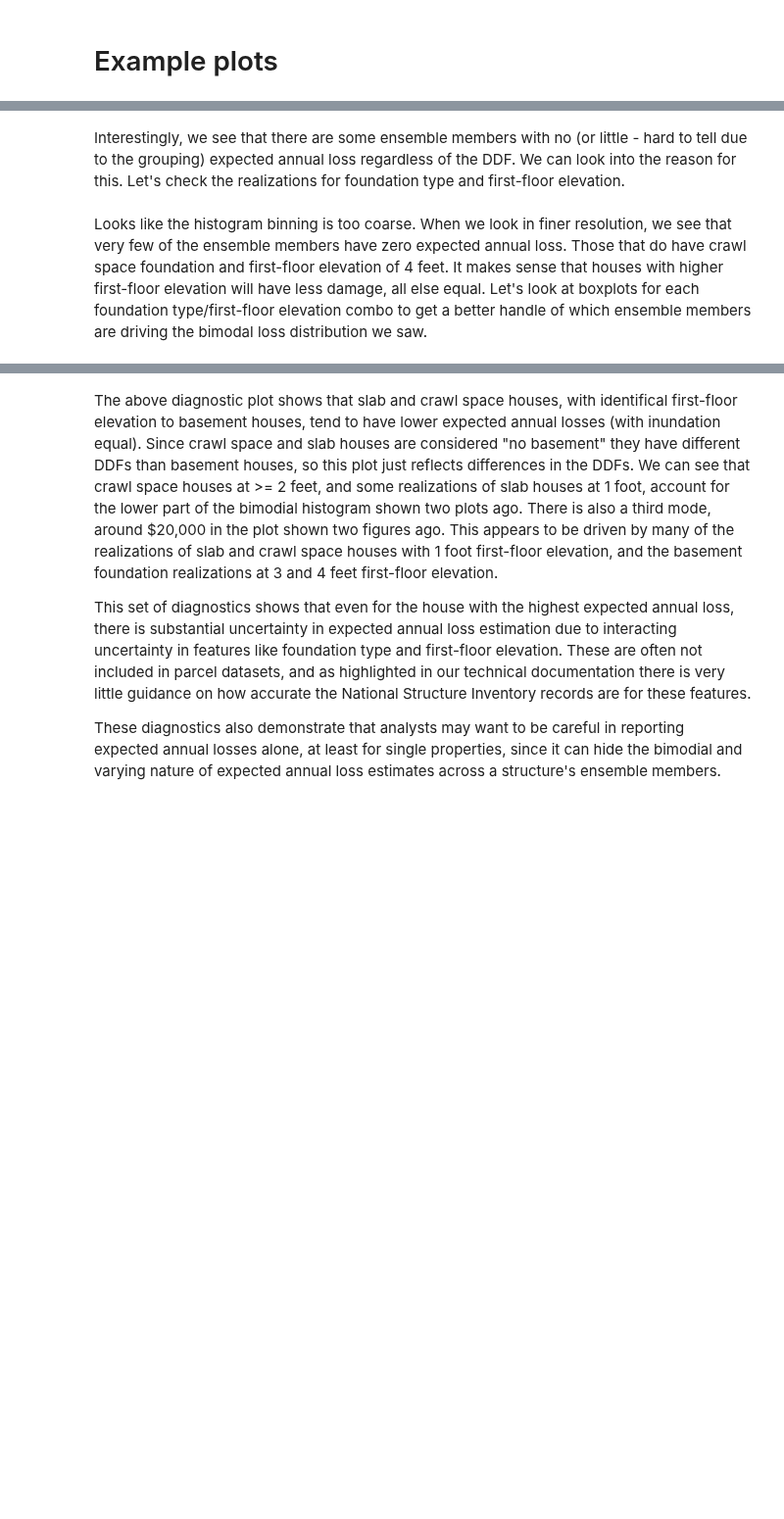
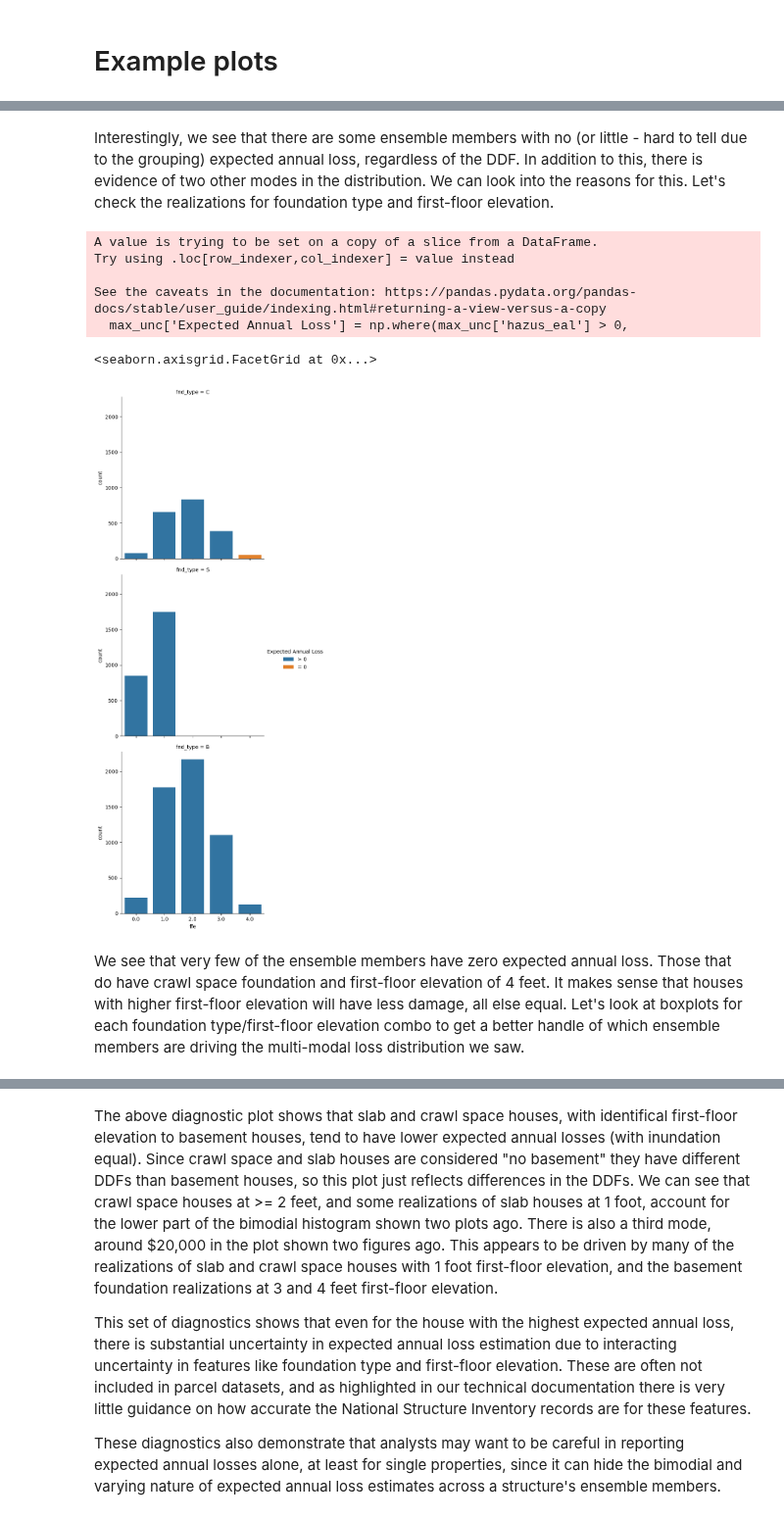
Before and after one commit to abpoll/unsafe, a Jupyter notebook: examples/philadelphia_frd/notebooks/full_data_example.ipynb, the cells around one changed output, grey strips where cells are left out. Shown at 98% size. Drawn from its saved outputs; the diff is of its cells as text; code cells hidden in the pictures; blank space fills up the shorter version.

Commit message:
finishing full data example walkthrough

```diff
--- a/examples/philadelphia_frd/notebooks/full_data_example.ipynb
+++ b/examples/philadelphia_frd/notebooks/full_data_example.ipynb
@@ -381,2 +389,2 @@ ax.tick_params(labelsize=12)
 # %% [markdown]
-Interestingly, we see that there are some ensemble members with no (or little - hard to tell due to the grouping) expected annual loss regardless of the DDF. We can look into the reason for this. Let's check the realizations for foundation type and first-floor elevation.
+Interestingly, we see that there are some ensemble members with no (or little - hard to tell due to the grouping) expected annual loss, regardless of the DDF. In addition to this, there is evidence of two other modes in the distribution. We can look into the reasons for this. Let's check the realizations for foundation type and first-floor elevation.
@@ -428,3 +391,28 @@ for i in range(3):
+# %%
+# To start, let's look at when exp. annual loss
+# is zero and non-zero when using hazus ddfs
+max_unc['Expected Annual Loss'] = np.where(max_unc['hazus_eal'] > 0,
+                                           '> 0',
+                                           '= 0')
+
+# Let's plot the first floor elevation on the x-axis
+# and let's plot foundation type in different
+# subplots. We will plot count on the y-axis.
+# We will do the bar colors based on whether
+# EAL = 0 or > 0
+sns.catplot(x='ffe',
+            row='fnd_type',
+            data=max_unc,
+            hue='Expected Annual Loss',
+            kind='count')
+# %% [output]
+A value is trying to be set on a copy of a slice from a DataFrame.
+Try using .loc[row_indexer,col_indexer] = value instead
+
+See the caveats in the documentation: https://pandas.pydata.org/pandas-docs/stable/user_guide/indexing.html#returning-a-view-versus-a-copy
+  max_unc['Expected Annual Loss'] = np.where(max_unc['hazus_eal'] > 0,
+<seaborn.axisgrid.FacetGrid at 0x...>
+[figure, added]
 # %% [markdown]
-Looks like the histogram binning is too coarse. When we look in finer resolution, we see that very few of the ensemble members have zero expected annual loss. Those that do have crawl space foundation and first-floor elevation of 4 feet. It makes sense that houses with higher first-floor elevation will have less damage, all else equal. Let's look at boxplots for each foundation type/first-floor elevation combo to get a better handle of which ensemble members are driving the bimodal loss distribution we saw.
+We see that very few of the ensemble members have zero expected annual loss. Those that do have crawl space foundation and first-floor elevation of 4 feet. It makes sense that houses with higher first-floor elevation will have less damage, all else equal. Let's look at boxplots for each foundation type/first-floor elevation combo to get a better handle of which ensemble members are driving the multi-modal loss distribution we saw.
 # %%
```
Also changed, not shown: parts of 14 cells of this notebook, 1 other file.
